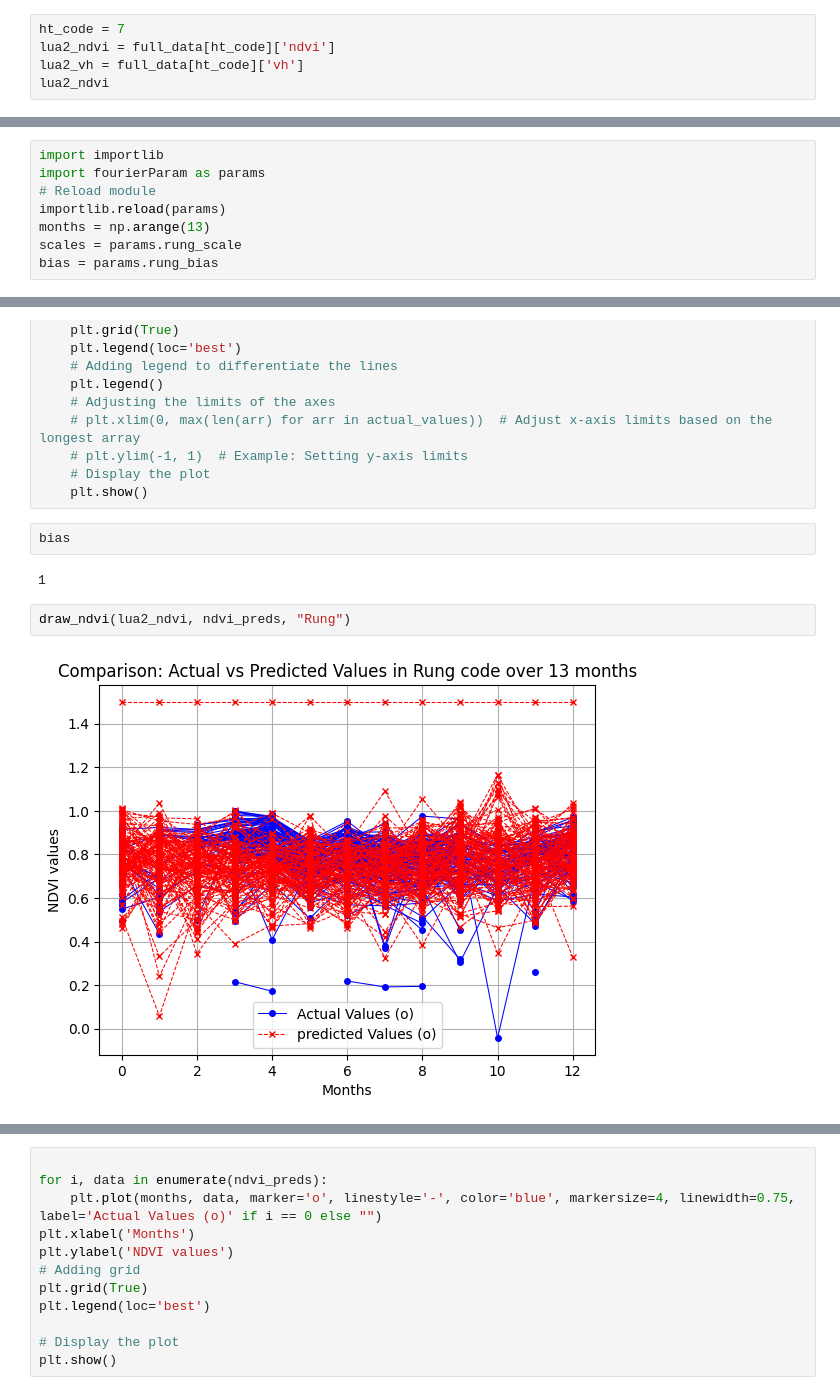
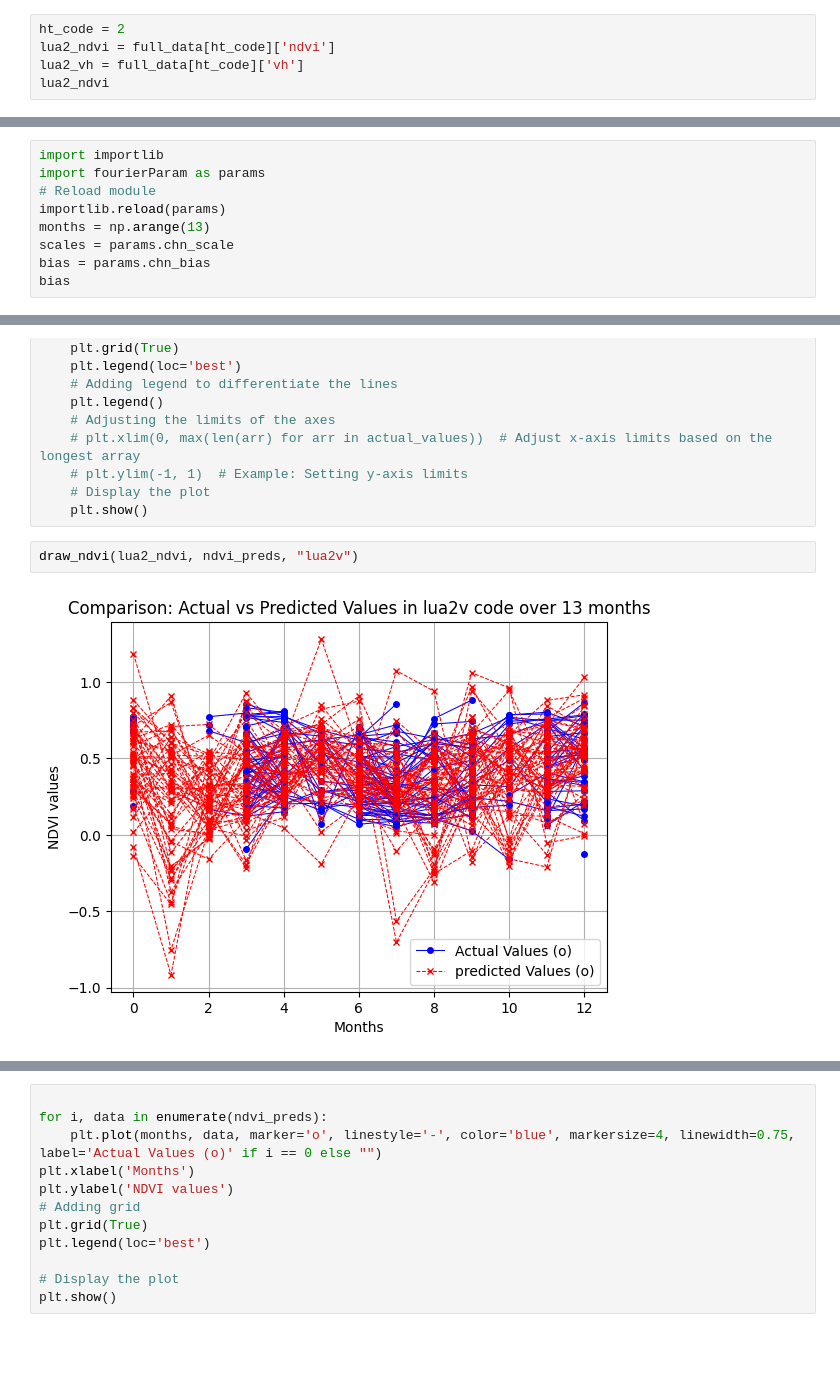
Before and after one commit to CTU-CSIRO/CSIROBoeingPhase5-Vietnam, a Jupyter notebook: cloud_proccessing/fourier/draw_line_fourier.ipynb, the cells around one changed output, grey strips where cells are left out. Drawn from its saved outputs; the diff is of its cells as text; blank space fills up the shorter version.

```diff
--- a/cloud_proccessing/fourier/draw_line_fourier.ipynb
+++ b/cloud_proccessing/fourier/draw_line_fourier.ipynb
@@ -86,7 +86,7 @@ def extract_data_with_HTcode(ground_points, average_ndvi, dsvh, dsvv):
 # %%
 full_data = extract_data_with_HTcode(ground_points, ndvi, vh, vv)
 # %%
-ht_code = 7
+ht_code = 2
 lua2_ndvi = full_data[ht_code]['ndvi']
 lua2_vh = full_data[ht_code]['vh']
 lua2_ndvi
@@ -119,5 +119,6 @@ import fourierParam as params
 # Reload module
 importlib.reload(params)
 months = np.arange(13)
-scales = params.rung_scale
-bias = params.rung_bias
+scales = params.chn_scale
+bias = params.chn_bias
+bias
@@ -193,11 +196,7 @@ def draw_ndvi(actual_values, predicted_values, name):
     # plt.ylim(-1, 1)  # Example: Setting y-axis limits
     # Display the plot
     plt.show()
-# %%
-bias
-# %% [output]
-1
 # %%
-draw_ndvi(lua2_ndvi, ndvi_preds, "Rung")
+draw_ndvi(lua2_ndvi, ndvi_preds, "lua2v")
 # %% [output]
-[figure, old version]
+[figure, new version]
```
Also changed, not shown: parts of 10 cells of this notebook, 1 other file.
